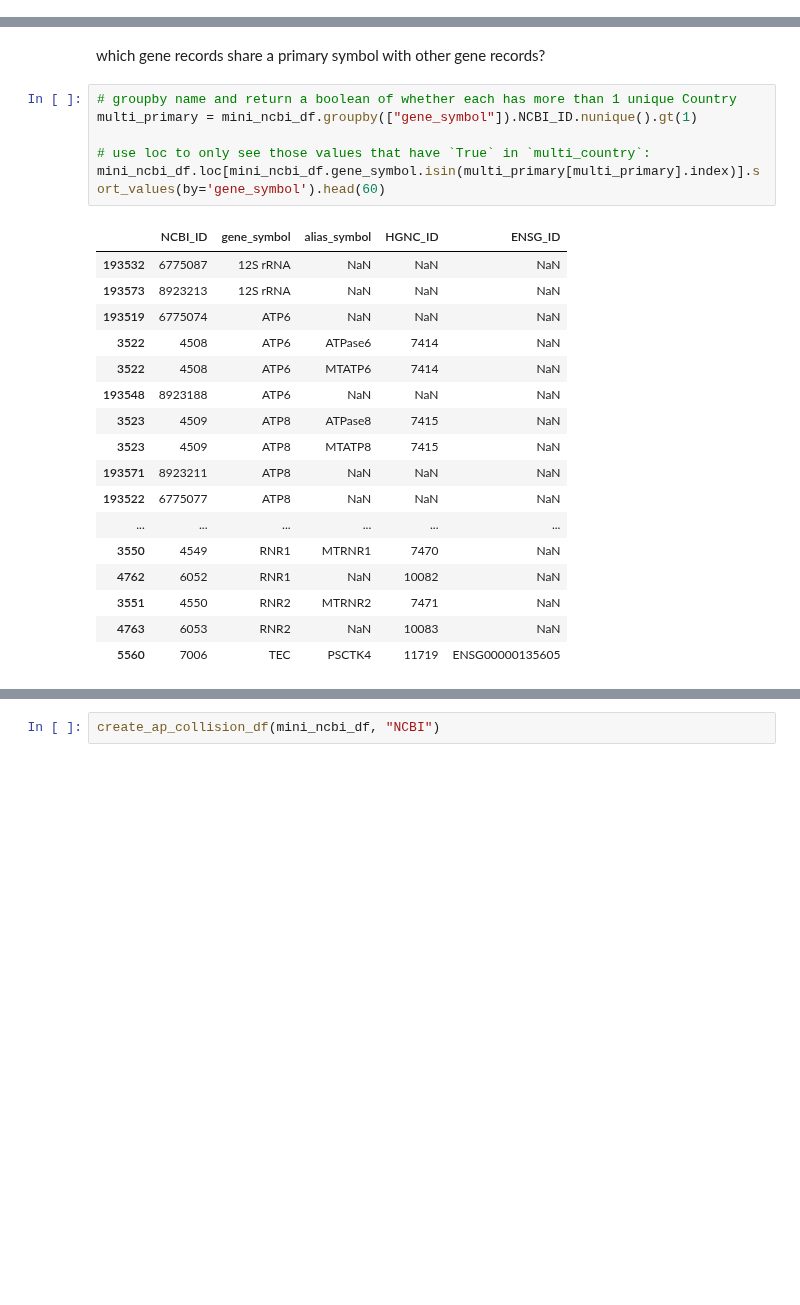
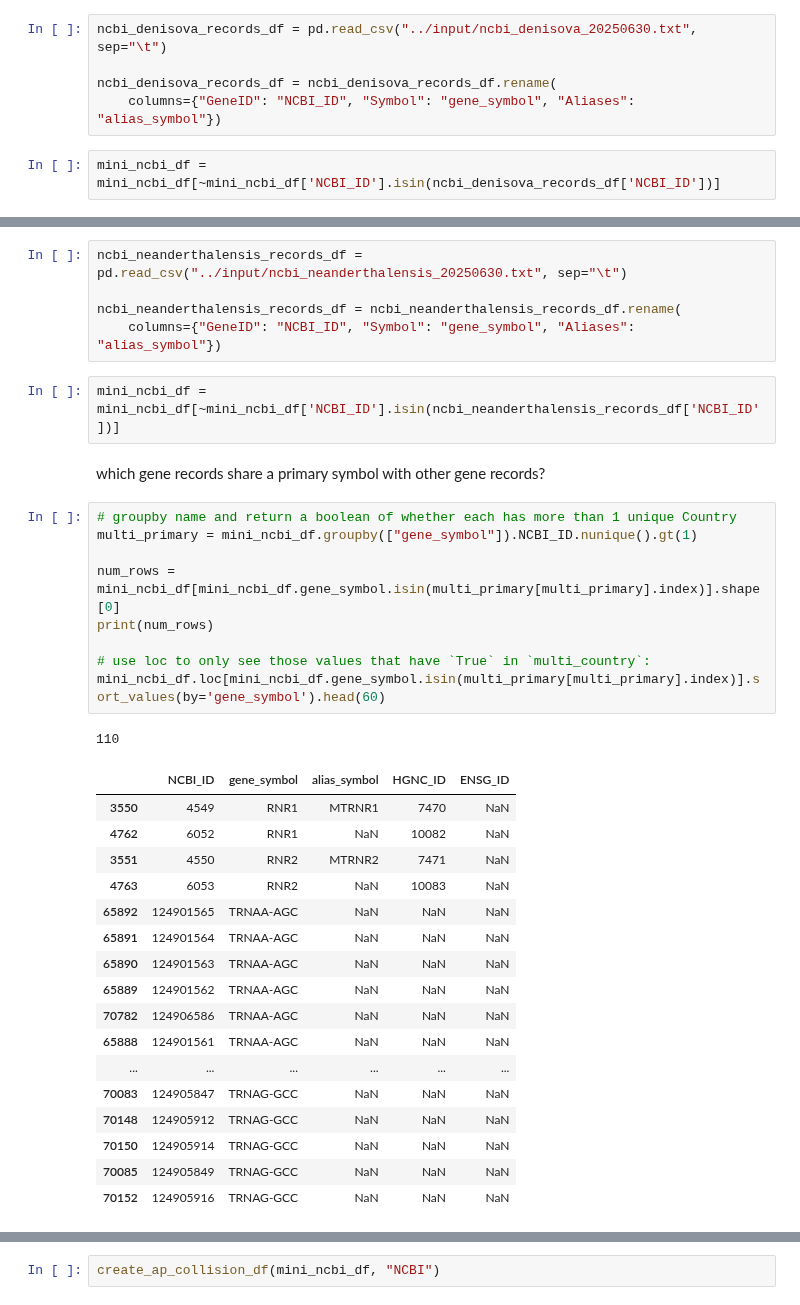
Before and after one commit to cancervariants/gene-harmony-analysis, a Jupyter notebook: analysis/1_alias_primary_collision_analysis.ipynb, the cells around one changed output, grey strips where cells are left out. Drawn from its saved outputs; the diff is of its cells as text; blank space fills up the shorter version.

Commit message:
drop pheno only and homo sapien sub spec records from ncbi

```diff
--- a/analysis/1_alias_primary_collision_analysis.ipynb
+++ b/analysis/1_alias_primary_collision_analysis.ipynb
@@ -813,0 +828,7 @@ kiaa_record_count_ncbi
+# %%
+ncbi_denisova_records_df = pd.read_csv("../input/ncbi_denisova_20250630.txt", sep="\t")
+
+ncbi_denisova_records_df = ncbi_denisova_records_df.rename(
+    columns={"GeneID": "NCBI_ID", "Symbol": "gene_symbol", "Aliases": "alias_symbol"})
+# %%
+mini_ncbi_df = mini_ncbi_df[~mini_ncbi_df['NCBI_ID'].isin(ncbi_denisova_records_df['NCBI_ID'])]
@@ -814,26 +837,37 @@ kiaa_record_count_ncbi
+# %%
+ncbi_neanderthalensis_records_df = pd.read_csv("../input/ncbi_neanderthalensis_20250630.txt", sep="\t")
+
+ncbi_neanderthalensis_records_df = ncbi_neanderthalensis_records_df.rename(
+    columns={"GeneID": "NCBI_ID", "Symbol": "gene_symbol", "Aliases": "alias_symbol"})
+# %%
+mini_ncbi_df = mini_ncbi_df[~mini_ncbi_df['NCBI_ID'].isin(ncbi_neanderthalensis_records_df['NCBI_ID'])]
 # %% [markdown]
 which gene records share a primary symbol with other gene records?
 # %%
 # groupby name and return a boolean of whether each has more than 1 unique Country
 multi_primary = mini_ncbi_df.groupby(["gene_symbol"]).NCBI_ID.nunique().gt(1)
 
+num_rows = mini_ncbi_df[mini_ncbi_df.gene_symbol.isin(multi_primary[multi_primary].index)].shape[0]
+print(num_rows)
+
 # use loc to only see those values that have `True` in `multi_country`:
 mini_ncbi_df.loc[mini_ncbi_df.gene_symbol.isin(multi_primary[multi_primary].index)].sort_values(by='gene_symbol').head(60)
 # %% [output]
+110
 |  | NCBI_ID | gene_symbol | alias_symbol | HGNC_ID | ENSG_ID |
-| 193532 | 6775087 | 12S rRNA | NaN | NaN | NaN |
-| 193573 | 8923213 | 12S rRNA | NaN | NaN | NaN |
-| 193519 | 6775074 | ATP6 | NaN | NaN | NaN |
-| 3522 | 4508 | ATP6 | ATPase6 | 7414 | NaN |
-| 3522 | 4508 | ATP6 | MTATP6 | 7414 | NaN |
-| 193548 | 8923188 | ATP6 | NaN | NaN | NaN |
-| 3523 | 4509 | ATP8 | ATPase8 | 7415 | NaN |
-| 3523 | 4509 | ATP8 | MTATP8 | 7415 | NaN |
-| 193571 | 8923211 | ATP8 | NaN | NaN | NaN |
-| 193522 | 6775077 | ATP8 | NaN | NaN | NaN |
-| ... | ... | ... | ... | ... | ... |
 | 3550 | 4549 | RNR1 | MTRNR1 | 7470 | NaN |
 | 4762 | 6052 | RNR1 | NaN | 10082 | NaN |
 | 3551 | 4550 | RNR2 | MTRNR2 | 7471 | NaN |
 | 4763 | 6053 | RNR2 | NaN | 10083 | NaN |
-| 5560 | 7006 | TEC | PSCTK4 | 11719 | ENSG00000135605 |
+| 65892 | 124901565 | TRNAA-AGC | NaN | NaN | NaN |
+| 65891 | 124901564 | TRNAA-AGC | NaN | NaN | NaN |
+| 65890 | 124901563 | TRNAA-AGC | NaN | NaN | NaN |
+| 65889 | 124901562 | TRNAA-AGC | NaN | NaN | NaN |
+| 70782 | 124906586 | TRNAA-AGC | NaN | NaN | NaN |
+| 65888 | 124901561 | TRNAA-AGC | NaN | NaN | NaN |
+| ... | ... | ... | ... | ... | ... |
+| 70083 | 124905847 | TRNAG-GCC | NaN | NaN | NaN |
+| 70148 | 124905912 | TRNAG-GCC | NaN | NaN | NaN |
+| 70150 | 124905914 | TRNAG-GCC | NaN | NaN | NaN |
+| 70085 | 124905849 | TRNAG-GCC | NaN | NaN | NaN |
+| 70152 | 124905916 | TRNAG-GCC | NaN | NaN | NaN |
```
Also changed, not shown: parts of 26 cells of this notebook, 11 other files.
